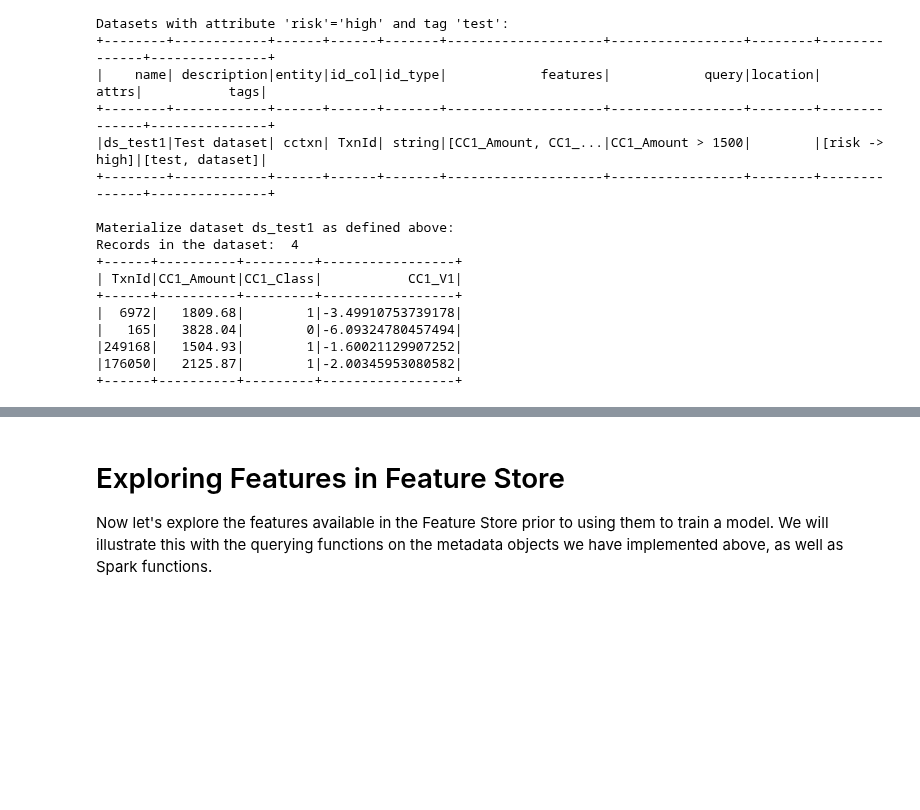
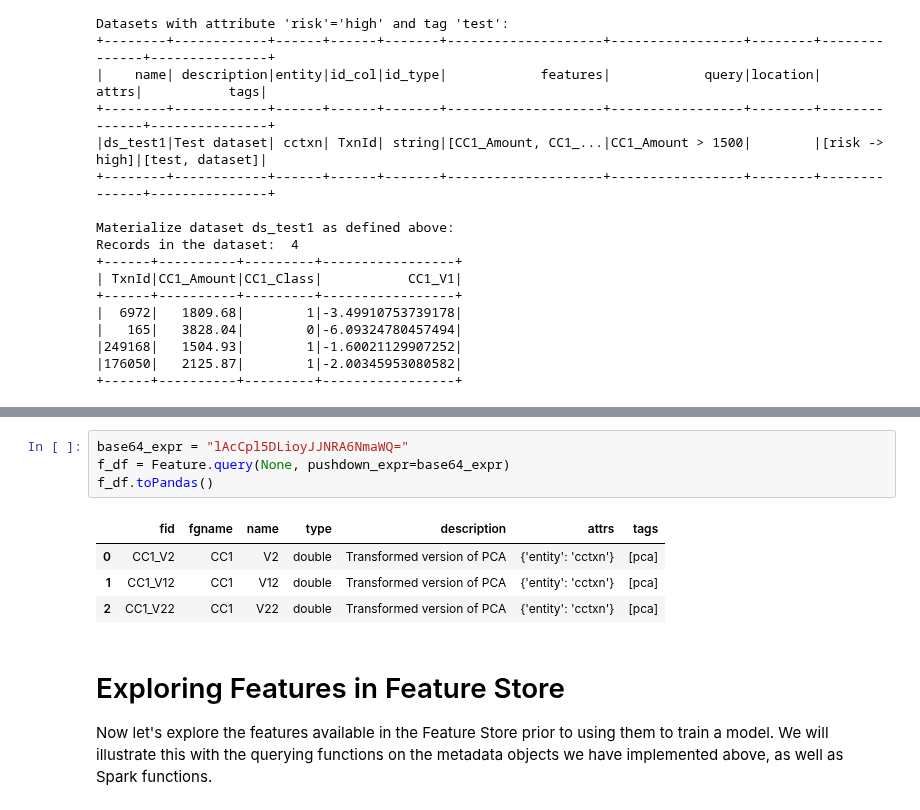
Before and after one commit to neelp-git/experiments, a Jupyter notebook: notebooks/spark/feature-store-model-training.ipynb, the cells around one changed output, grey strips where cells are left out. Saved outputs shown, nothing was run; the diff lists cells and outputs as text; blank space fills up the shorter version.

```diff
--- a/notebooks/spark/feature-store-model-training.ipynb
+++ b/notebooks/spark/feature-store-model-training.ipynb
@@ -664,3 +745,12 @@ Records in the dataset:  4
+# %%
+base64_expr = "lAcCpl5DLioyJJNRA6NmaWQ="
+f_df = Feature.query(None, pushdown_expr=base64_expr)
+f_df.toPandas()
+# %% [output]
+|  | fid | fgname | name | type | description | attrs | tags |
+| 0 | CC1_V2 | CC1 | V2 | double | Transformed version of PCA | {'entity': 'cctxn'} | [pca] |
+| 1 | CC1_V12 | CC1 | V12 | double | Transformed version of PCA | {'entity': 'cctxn'} | [pca] |
+| 2 | CC1_V22 | CC1 | V22 | double | Transformed version of PCA | {'entity': 'cctxn'} | [pca] |
 # %% [markdown]
 # Exploring Features in Feature Store
 Now let's explore the features available in the Feature Store prior to using them to train a model. We will illustrate this with the querying functions on the metadata objects we have implemented above, as well as Spark functions.
```
Also changed, not shown: parts of 12 cells of this notebook.
